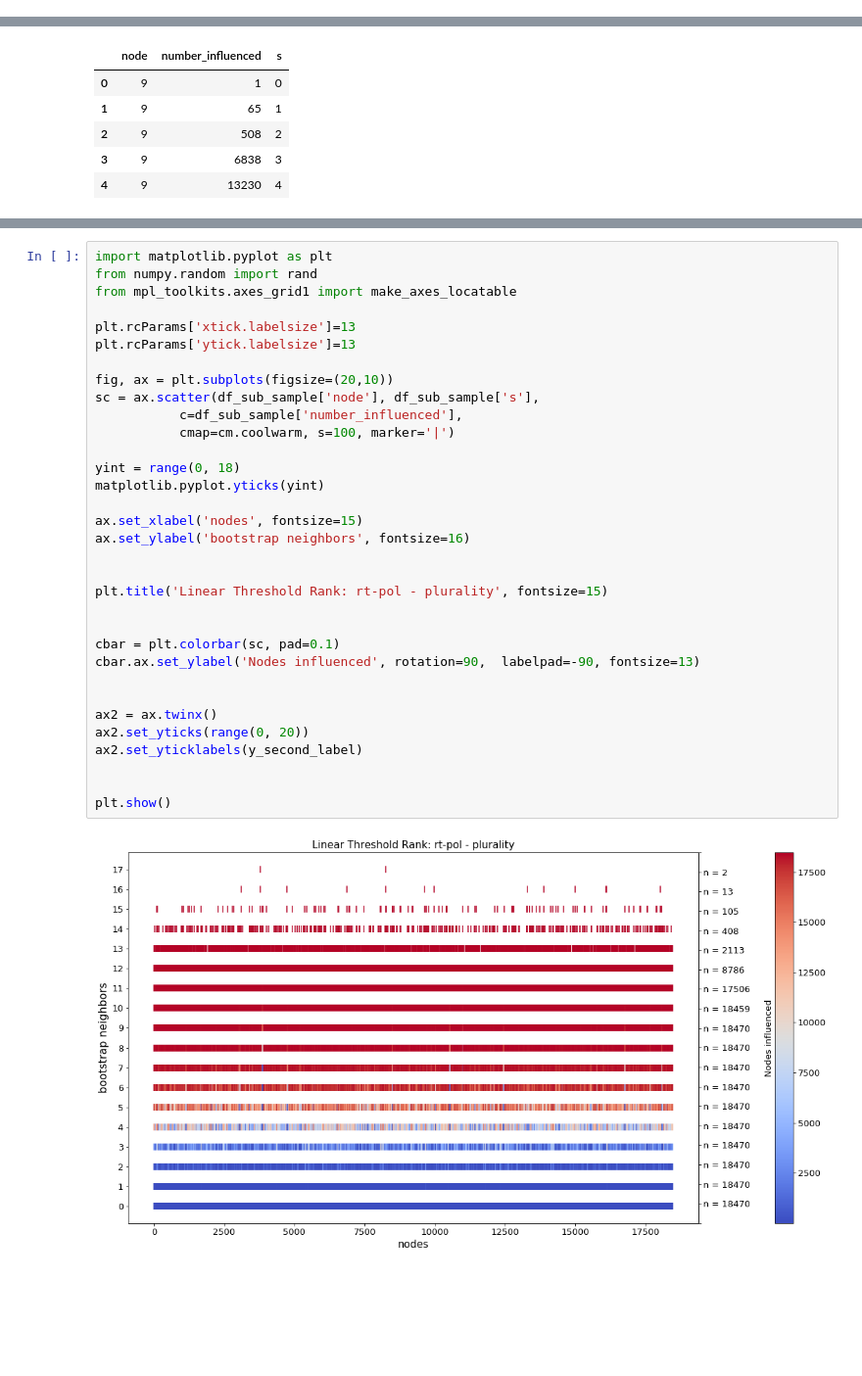
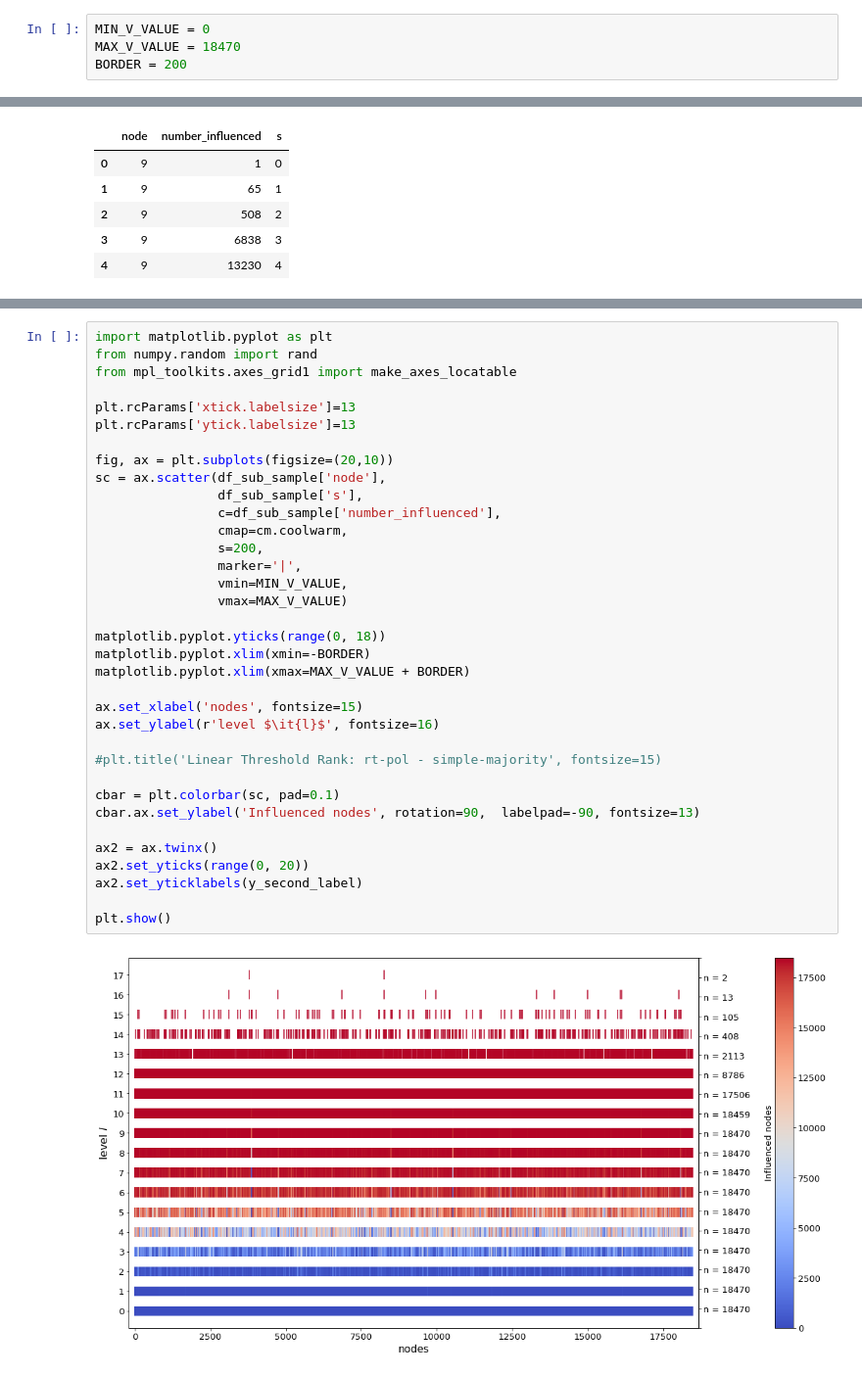
Before and after one commit to GCantergiani/ltc_ltr, a Jupyter notebook: postprocessing/rt-pol/plurality_visualization.ipynb, the cells around one changed output, grey strips where cells are left out. Shown at 98% size. Cells and saved outputs as stored; diff of their text form; blank space fills up the shorter version.

Commit message:
improve graphs

```diff
--- a/postprocessing/rt-pol/plurality_visualization.ipynb
+++ b/postprocessing/rt-pol/plurality_visualization.ipynb
@@ -12,6 +12,10 @@ from mpl_toolkits.mplot3d import Axes3D
 Populating the interactive namespace from numpy and matplotlib
 # %%
 df = pd.read_csv('parallel_merge_plurality.csv', names=['k','node','number_influenced','s'])
+# %%
+MIN_V_VALUE = 0
+MAX_V_VALUE = 18470
+BORDER = 200
 # %%
 df.groupby(['node','s'], sort=False)['k'].max()
 idx = df.groupby(['node','s'])['k'].transform(max) == df['k']
@@ -97,35 +77,37 @@ len(y_second_label)
 # %%
 import matplotlib.pyplot as plt
 from numpy.random import rand
 from mpl_toolkits.axes_grid1 import make_axes_locatable
 
 plt.rcParams['xtick.labelsize']=13
 plt.rcParams['ytick.labelsize']=13
 
 fig, ax = plt.subplots(figsize=(20,10))
-sc = ax.scatter(df_sub_sample['node'], df_sub_sample['s'],
-           c=df_sub_sample['number_influenced'],
-           cmap=cm.coolwarm, s=100, marker='|')
+sc = ax.scatter(df_sub_sample['node'],
+                df_sub_sample['s'],
+                c=df_sub_sample['number_influenced'],
+                cmap=cm.coolwarm,
+                s=200,
+                marker='|',
+                vmin=MIN_V_VALUE,
+                vmax=MAX_V_VALUE)
 
-yint = range(0, 18)
-matplotlib.pyplot.yticks(yint)
+matplotlib.pyplot.yticks(range(0, 18))
+matplotlib.pyplot.xlim(xmin=-BORDER)
+matplotlib.pyplot.xlim(xmax=MAX_V_VALUE + BORDER)
 
 ax.set_xlabel('nodes', fontsize=15)
-ax.set_ylabel('bootstrap neighbors', fontsize=16)
+ax.set_ylabel(r'level $\it{l}$', fontsize=16)
 
-
-plt.title('Linear Threshold Rank: rt-pol - plurality', fontsize=15)
-
+#plt.title('Linear Threshold Rank: rt-pol - simple-majority', fontsize=15)
 
 cbar = plt.colorbar(sc, pad=0.1)
-cbar.ax.set_ylabel('Nodes influenced', rotation=90,  labelpad=-90, fontsize=13)
-
+cbar.ax.set_ylabel('Influenced nodes', rotation=90,  labelpad=-90, fontsize=13)
 
 ax2 = ax.twinx()
 ax2.set_yticks(range(0, 20))
 ax2.set_yticklabels(y_second_label)
 
-
 plt.show()
 # %% [output]
-[figure, old version]
+[figure, new version]
```
Also changed, not shown: parts of 5 cells of this notebook, 3 other files.
